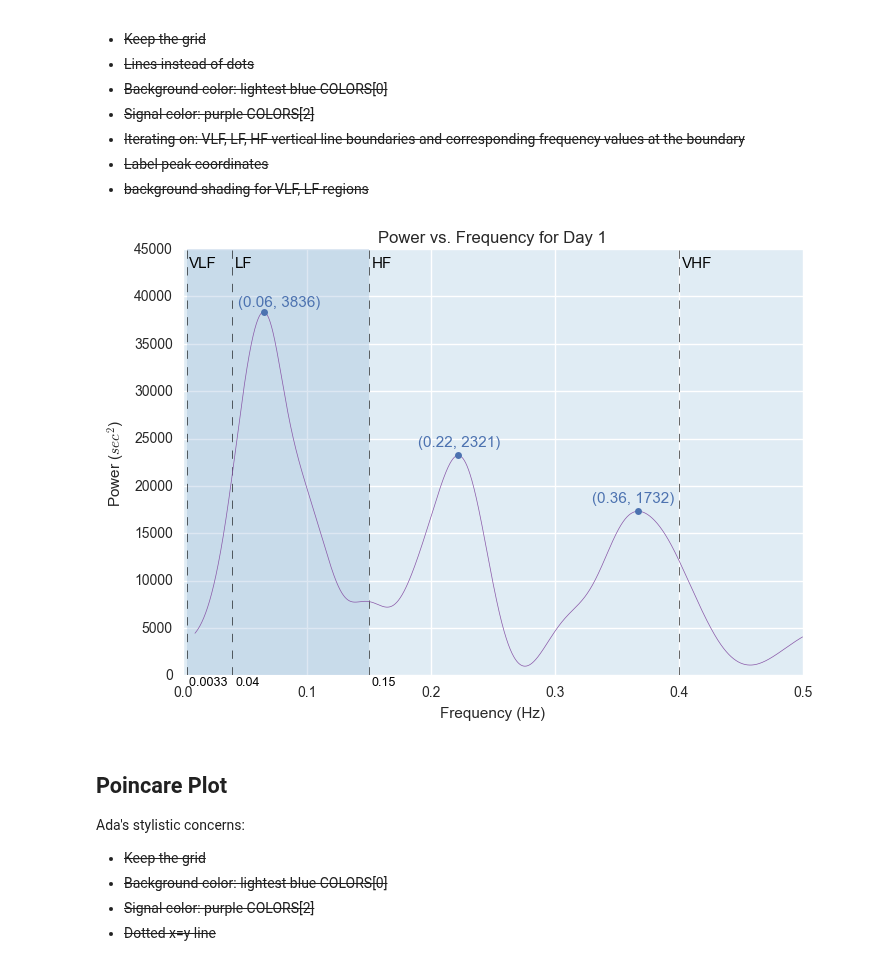
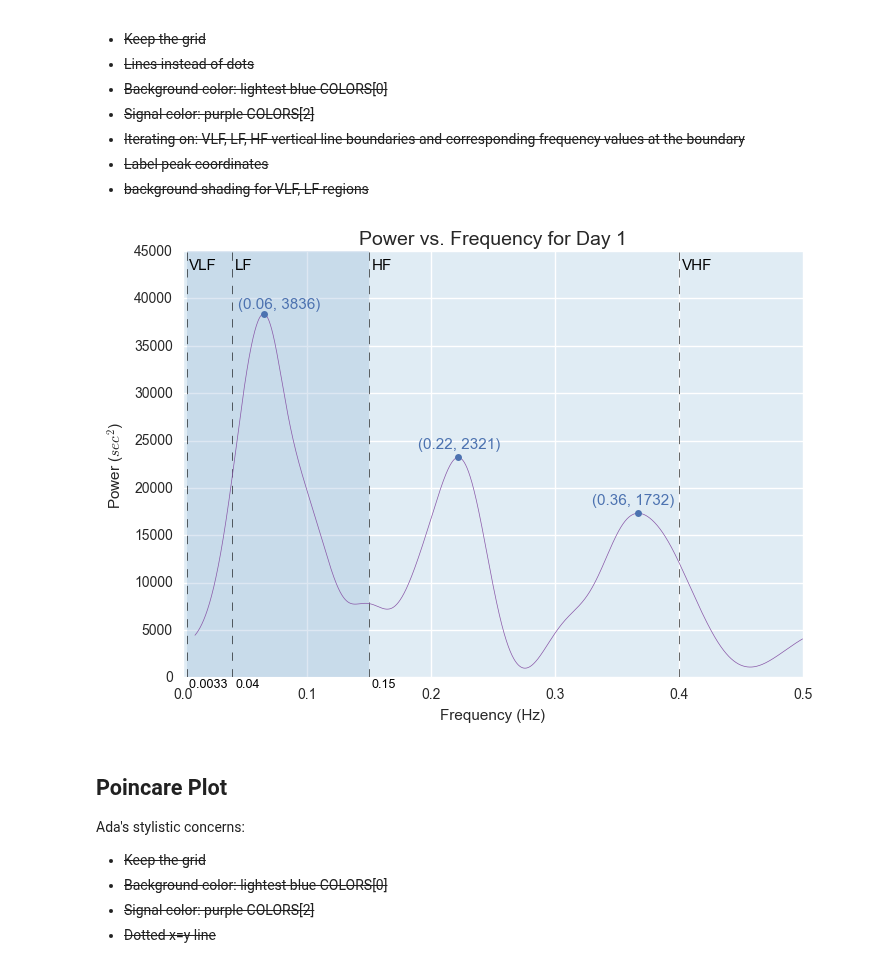
Before and after one commit to terrrychan/PHS-Project, a Jupyter notebook: Visualizations.ipynb, the cells around one changed output. Cells and saved outputs as stored; diff of their text form; code cells hidden in the pictures.

```diff
--- a/Visualizations.ipynb
+++ b/Visualizations.ipynb
@@ -25,6 +25,8 @@ COLORS = ['#e0ecf4', # light gray-blue
           '#810f7c'] # magenta-purple
 
 BGCOLOR = COLORS[0]
+
+TITLEFONTSIZE=14
 
 LINEALPHA = 1.0
 LINECOLOR = COLORS[2]
@@ -321,35 +323,35 @@ place_text(0.305, -0.03, '0.15', axes, specific_fontsize=9)
 # plt.axvspan(0.15, 0.4, color='#9ebcda', alpha=0.35, linewidth=0) # zebra striping
 place_text(0.805, 0.95, 'VHF', axes)
 
 # labelling the peaks
 local_max_indices = argrelextrema(np.array(data['periodogram']), np.greater)
 plt.plot(data['freqs'][local_max_indices[0][0]],
          data['periodogram'][local_max_indices[0][0]],
          'o', color=LOCALMAXCOLOR, markersize=LOCALMAXMARKERSIZE)
 text = '(' + str(data['freqs'][local_max_indices[0][0]])[0:4] + ', ' + str(data['periodogram'][local_max_indices[0][0]])[0:4] + ')'
 place_text(0.09, 0.86, text, axes, specific_color=LOCALMAXCOLOR)
 
 plt.plot(data['freqs'][local_max_indices[0][2]],
          data['periodogram'][local_max_indices[0][2]],
          'o', color=LOCALMAXCOLOR, markersize=LOCALMAXMARKERSIZE)
 text = '(' + str(data['freqs'][local_max_indices[0][2]])[0:4] + ', ' + str(data['periodogram'][local_max_indices[0][2]])[0:4] + ')'
 place_text(0.38, 0.53, text, axes, specific_color=LOCALMAXCOLOR)
 
 plt.plot(data['freqs'][local_max_indices[0][3]],
          data['periodogram'][local_max_indices[0][3]],
          'o', color=LOCALMAXCOLOR, markersize=LOCALMAXMARKERSIZE)
 text = '(' + str(data['freqs'][local_max_indices[0][3]])[0:4] + ', ' + str(data['periodogram'][local_max_indices[0][3]])[0:4] + ')'
 place_text(0.66, 0.4, text, axes, specific_color=LOCALMAXCOLOR)
 
 plt.xlabel("Frequency (Hz)")
 plt.ylabel("Power ($sec^2$)")
-plt.title("Power vs. Frequency for Day 1")
+plt.title("Power vs. Frequency for Day 1", fontsize=TITLEFONTSIZE)
 
 plt.savefig('day1_FrequencyDomainSignal.png', format='png')
 plt.savefig('day1_FrequencyDomainSignal.pdf', format='pdf')
 plt.show()
 # %% [output]
-[figure, old version]
+[figure, new version]
 # %% [markdown]
 ## Poincare Plot
 
```
Also changed, not shown: parts of 6 cells of this notebook, 14 other files.
